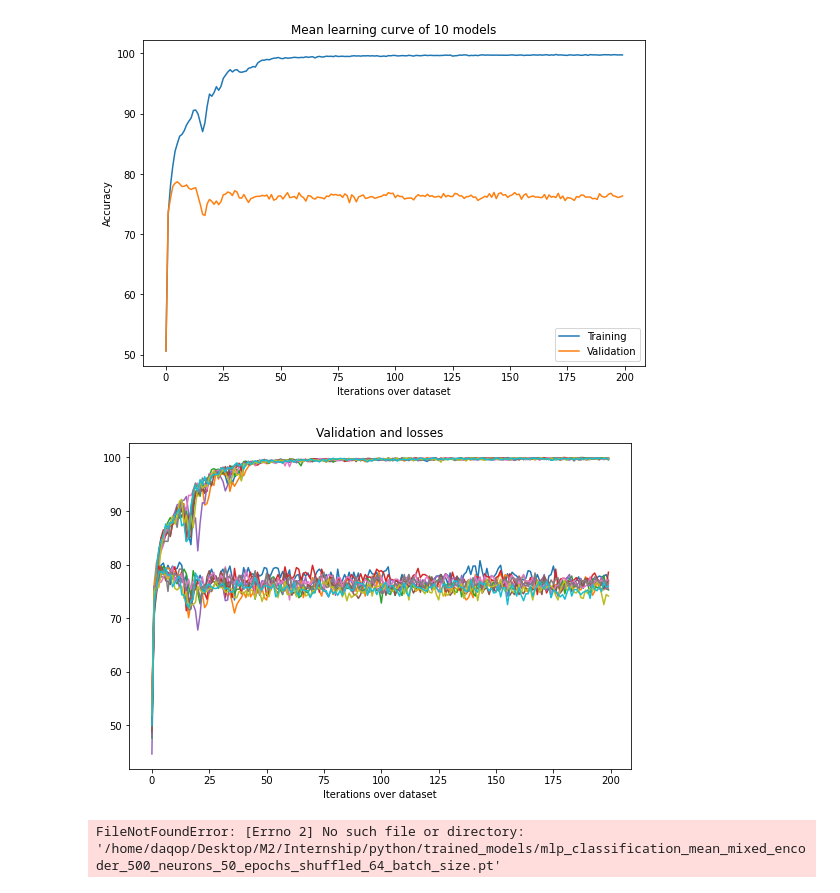
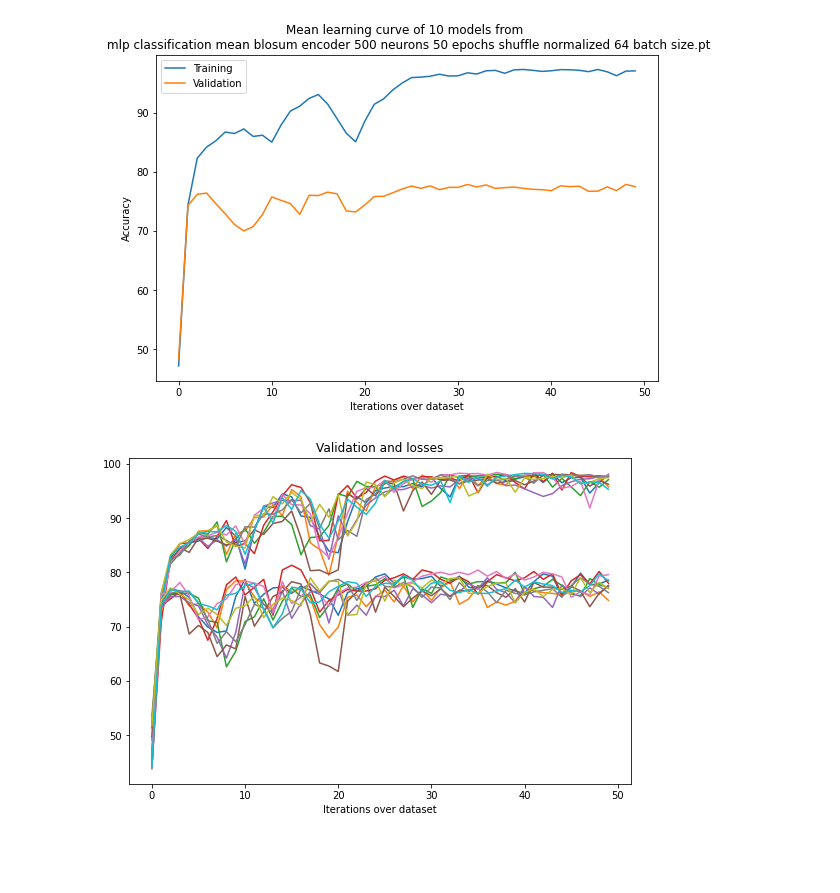
Before and after one commit to DeepRank/3D-Vac, a Jupyter notebook: src/5_train_models/explore_class_seq_xvalidation.ipynb, the cells around one changed output. Cells and saved outputs as stored; diff of their text form; code cells hidden in the pictures; blank space fills up the shorter version.

```diff
--- a/src/5_train_models/explore_class_seq_xvalidation.ipynb
+++ b/src/5_train_models/explore_class_seq_xvalidation.ipynb
@@ -25,7 +25,7 @@ def load_model(model_path, plot=False):
         plt.title("Valid")
         plt.xlabel("Iterations over dataset")
         plt.ylabel("Accuracy")
-        plt.title("Mean learning curve of 10 models")
+        plt.title(f"Mean learning curve of 10 models from \n {os.path.basename(model_path).replace('_', ' ')}")
         plt.legend(["Training", "Validation"])
         plt.show()
 
@@ -98,18 +98,17 @@ def get_rates(xval_data, a):
     pr = torch.tensor(pr)
     return tpr, fnr, tnr, fpr, nr, pr
 # %%
-models_path = "/home/daqop/Desktop/M2/Internship/python/trained_models/"
+# models_path = "/home/daqop/Desktop/M2/Internship/python/trained_models/"
 # models_path = "/home/daqop/mountpoint_snellius/3D-Vac/src/5_train_models/CNN/I/reg/seq/trained_models/"
-# models_path = "/home/daqop/train_branch_3D_Vac/src/5_train_models/CNN/I/classification/seq/trained_models/"
+models_path = "/home/daqop/train_branch_3D_Vac/src/5_train_models/CNN/I/classification/seq/trained_models/"
 model_names = {
-    "shuffled": "mlp_classification_mean_mixed_encoder_1000_neurons_200_epochs_shuffled_dropout_64_batch_size.pt",
-    "clustered": "mlp_classification_mean_mixed_encoder_500_neurons_50_epochs_shuffled_64_batch_size.pt",
+    "shuffled": "mlp_classification_mean_blosum_encoder_500_neurons_50_epochs_shuffle_normalized_64_batch_size.pt",
+    "clustered": "mlp_classification_mean_blosum_encoder_500_neurons_50_epochs_shuffle_normalized_dropout_64_batch_size.pt",
 }
 shuffled_xval, shuffled_a = load_model(models_path + model_names["shuffled"], plot=True)
 clustered_xval, clustered_a = load_model(models_path + model_names["clustered"], plot=True)
 # s_tpr, s_fnr, s_tnr, s_fpr, s_nr, s_pr = get_rates(shuffled_xval, shuffled_a)
 # c_tpr, c_fnr, c_tnr, c_fpr, c_nr, c_pr = get_rates(clustered_xval, clustered_a)
 # %% [output]
-[figure, old version]
+[figure, new version]
-[figure, old version]
+[figure, new version]
-FileNotFoundError: [Errno 2] No such file or directory: '/home/daqop/Desktop/M2/Internship/python/trained_models/mlp_classification_mean_mixed_encoder_500_neurons_50_epochs_shuffled_64_batch_size.pt'
```
Also changed, not shown: parts of 2 cells of this notebook, 1 other file.
